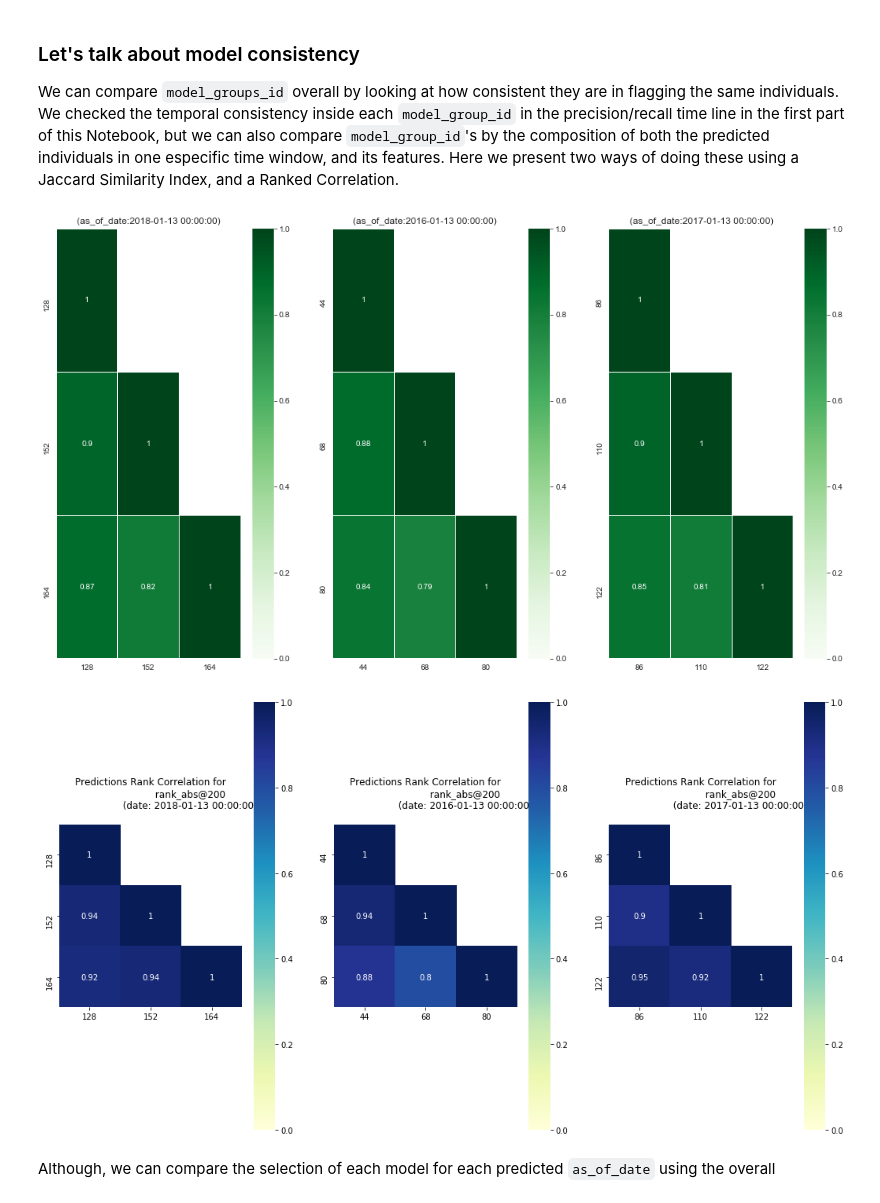
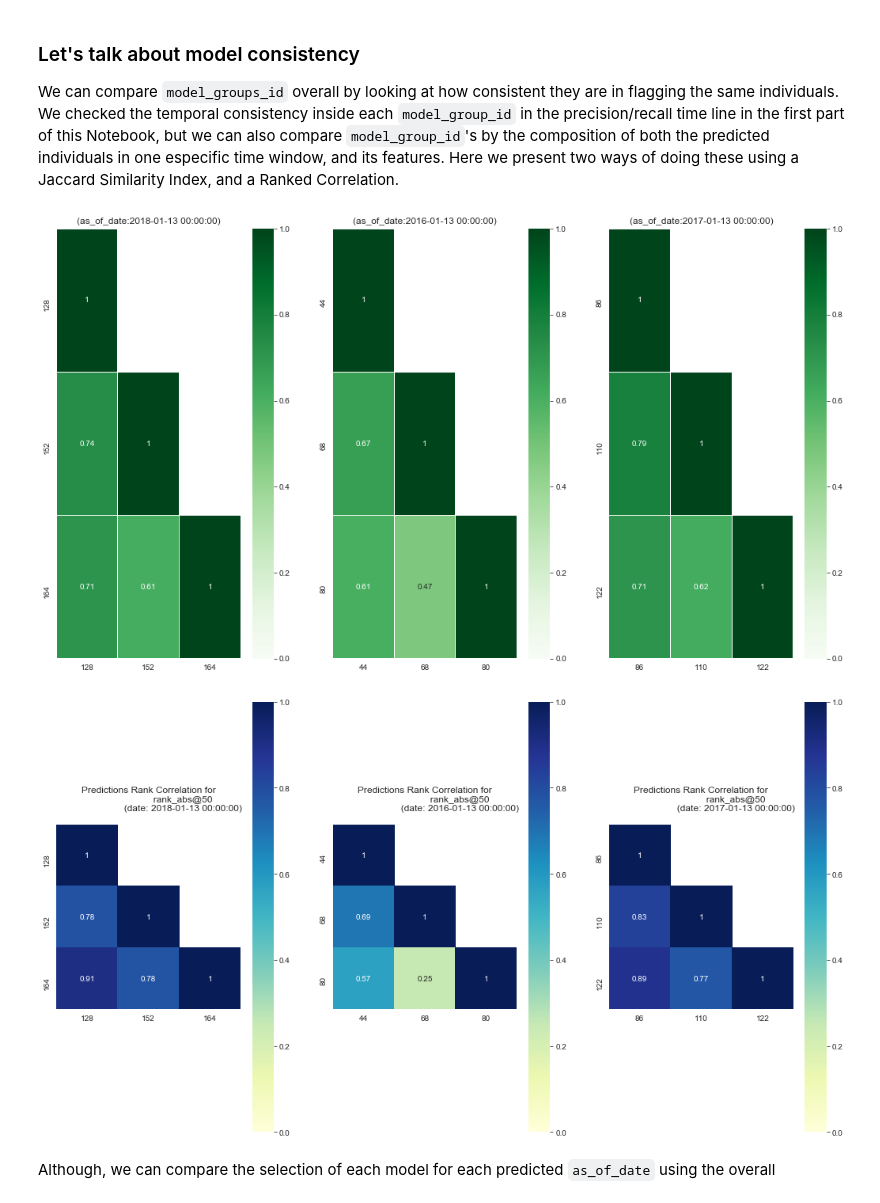
Before and after one commit to dssg/triage, a Jupyter notebook: src/triage/component/postmodeling/contrast/postmodeling_tutorial.ipynb, the cells around one changed output. Drawn from its saved outputs; the diff is of its cells as text; code cells hidden in the pictures.

```diff
--- a/src/triage/component/postmodeling/contrast/postmodeling_tutorial.ipynb
+++ b/src/triage/component/postmodeling/contrast/postmodeling_tutorial.ipynb
@@ -281,16 +289,16 @@ Since each `model_id` has different temporal configurations, we can explore the
 We can compare `model_groups_id` overall by looking at how consistent they are in flagging the same individuals. We checked the temporal consistency inside each `model_group_id` in the precision/recall time line in the first part of this Notebook, but we can also compare `model_group_id`'s by the composition of both the predicted individuals in one especific time window, and its features. Here we present two ways of doing these using a Jaccard Similarity Index, and a Ranked Correlation.
 # %%
 audited_models_class.plot_jaccard(param_type='rank_pct',
-                                  param=50,
+                                  param=10,
                                   temporal_comparison=True)
 # %% [output]
-[figure, old version]
+[figure, new version]
 # %%
 audited_models_class.plot_ranked_corrlelation_preds(param_type='rank_abs',
-                                                    param=200,
+                                                    param=50,
                                                     temporal_comparison=True)
 # %% [output]
-[figure, old version]
+[figure, new version]
 # %% [markdown]
 Although, we can compare the selection of each model for each predicted `as_of_date` using the overall
 # %%
```
Also changed, not shown: parts of 10 cells of this notebook.
